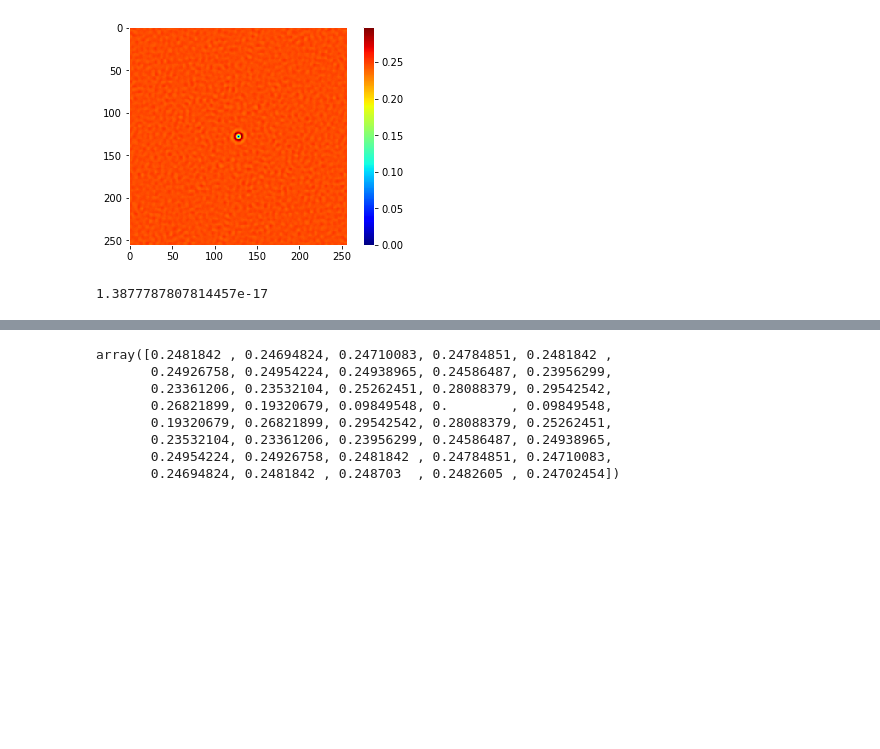
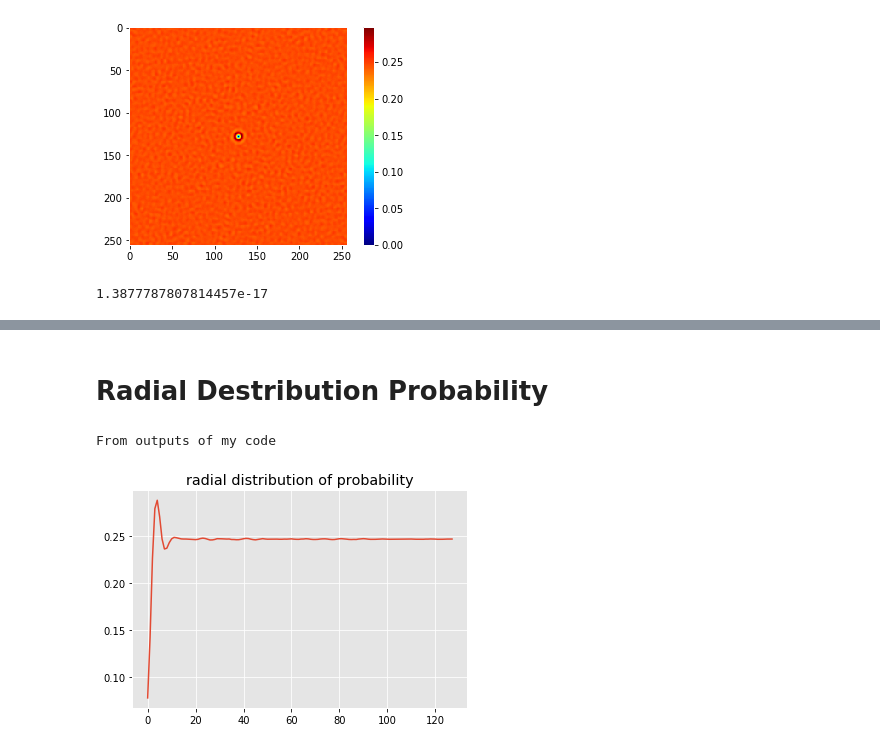
Before and after one commit to nhgowtham/MicrostructureStatistics, a Jupyter notebook: 2 point correlations example.ipynb, the cells around one changed output, grey strips where cells are left out. Cells and saved outputs as stored; diff of their text form; code cells hidden in the pictures; blank space fills up the shorter version.

```diff
--- a/2 point correlations example.ipynb
+++ b/2 point correlations example.ipynb
@@ -114,11 +105,11 @@ array([2.48184204e-01, 2.46948242e-01, 2.47100830e-01, 2.47848511e-01,
-# %%
-cross_pymks_flat
-# %% [output]
-array([0.2481842 , 0.24694824, 0.24710083, 0.24784851, 0.2481842 ,
-       0.24926758, 0.24954224, 0.24938965, 0.24586487, 0.23956299,
-       0.23361206, 0.23532104, 0.25262451, 0.28088379, 0.29542542,
-       0.26821899, 0.19320679, 0.09849548, 0.        , 0.09849548,
-       0.19320679, 0.26821899, 0.29542542, 0.28088379, 0.25262451,
-       0.23532104, 0.23361206, 0.23956299, 0.24586487, 0.24938965,
-       0.24954224, 0.24926758, 0.2481842 , 0.24784851, 0.24710083,
-       0.24694824, 0.2481842 , 0.248703  , 0.2482605 , 0.24702454])
+# %% [markdown]
+# Radial Destribution Probability
+# %%
+## From my code
+
+r_val =corr.radialDistribution(cross)
+reshaped_from_pymks = np.reshape(cross_pymks.flatten(),cross.shape)
+print('From outputs of my code')
+# %% [output]
+From outputs of my code
+[figure, added]
```
Also changed, not shown: parts of 9 cells of this notebook, 2 other files.
